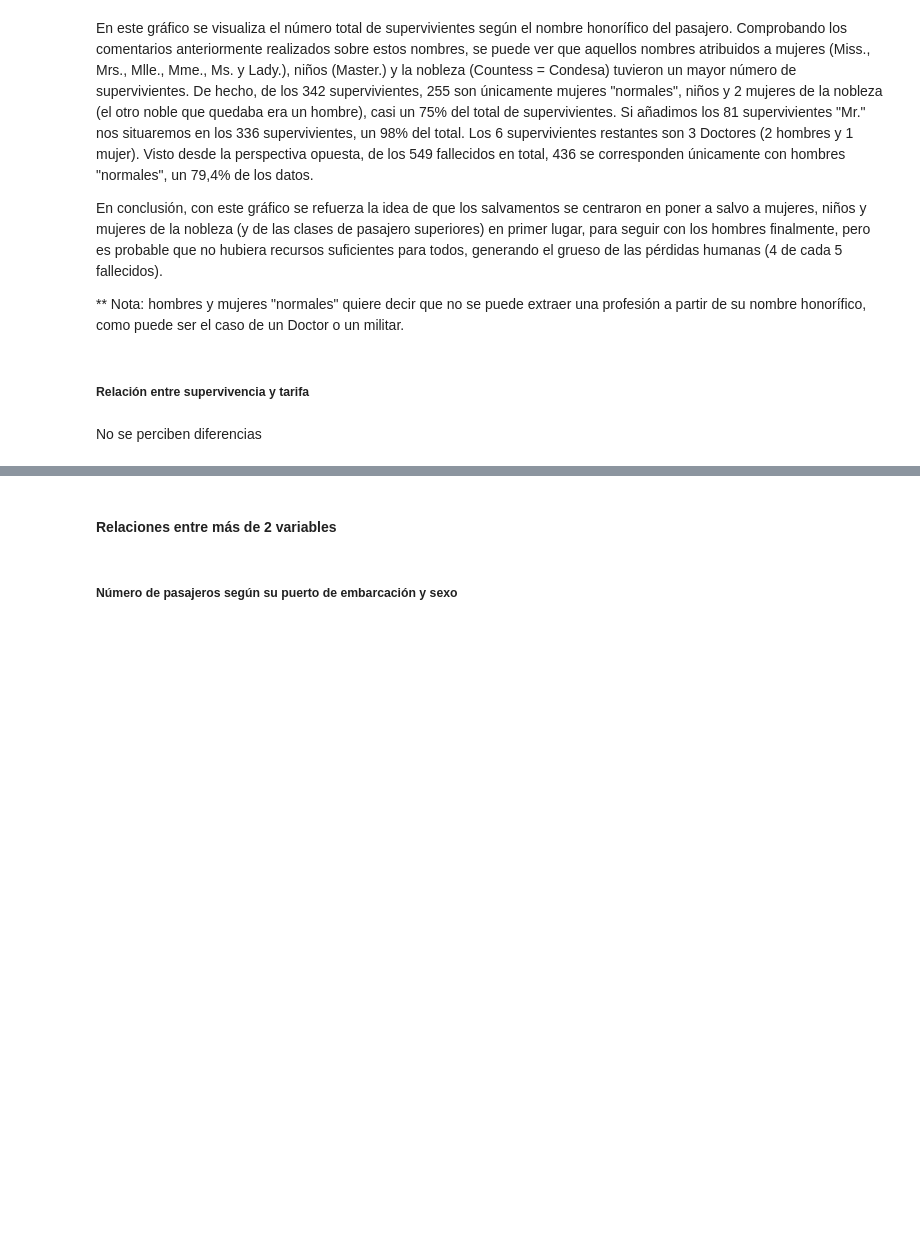
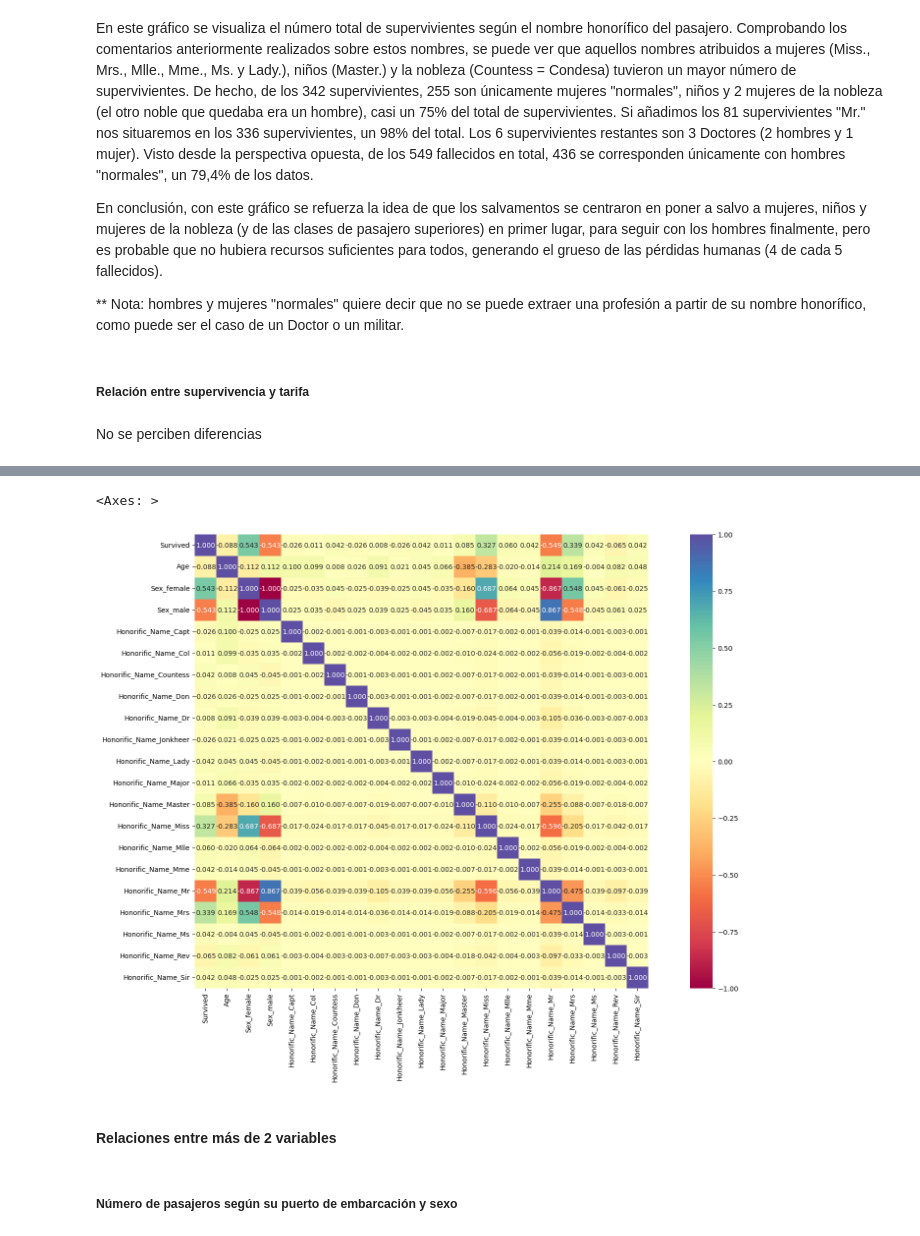
Before and after one commit to JuanPedroMarquez/Proyecto-Final-1_Titanic, a Jupyter notebook: Proyecto 1. Titanic/Ejercicio 3. Proyecto Titanic.ipynb, the cells around one changed output, grey strips where cells are left out. Saved outputs shown, nothing was run; the diff lists cells and outputs as text; code cells hidden in the pictures; blank space fills up the shorter version.

```diff
--- a/Proyecto 1. Titanic/Ejercicio 3. Proyecto Titanic.ipynb
+++ b/Proyecto 1. Titanic/Ejercicio 3. Proyecto Titanic.ipynb
@@ -1127,3 +1167,13 @@ No se perciben diferencias
+# %%
+df5=df3.copy()
+df5.drop(columns=["Fare","Euro_Fare","Embarked", "AgeGroup", "Pclass", "Binary_Cabin"], inplace=True)
+df_encoded = pd.get_dummies(df5, columns=['Sex', 'Honorific_Name'])
+corr = df_encoded.corr()
+plt.figure(figsize=(22, 12))
+sns.heatmap(corr, annot=True, cmap='Spectral', fmt=".3f", cbar=True, square=True)
+# %% [output]
+<Axes: >
+[figure, added]
 # %% [markdown]
 #### Relaciones entre más de 2 variables
 # %% [markdown]
```
Also changed, not shown: parts of 13 cells of this notebook, 5 other files.
